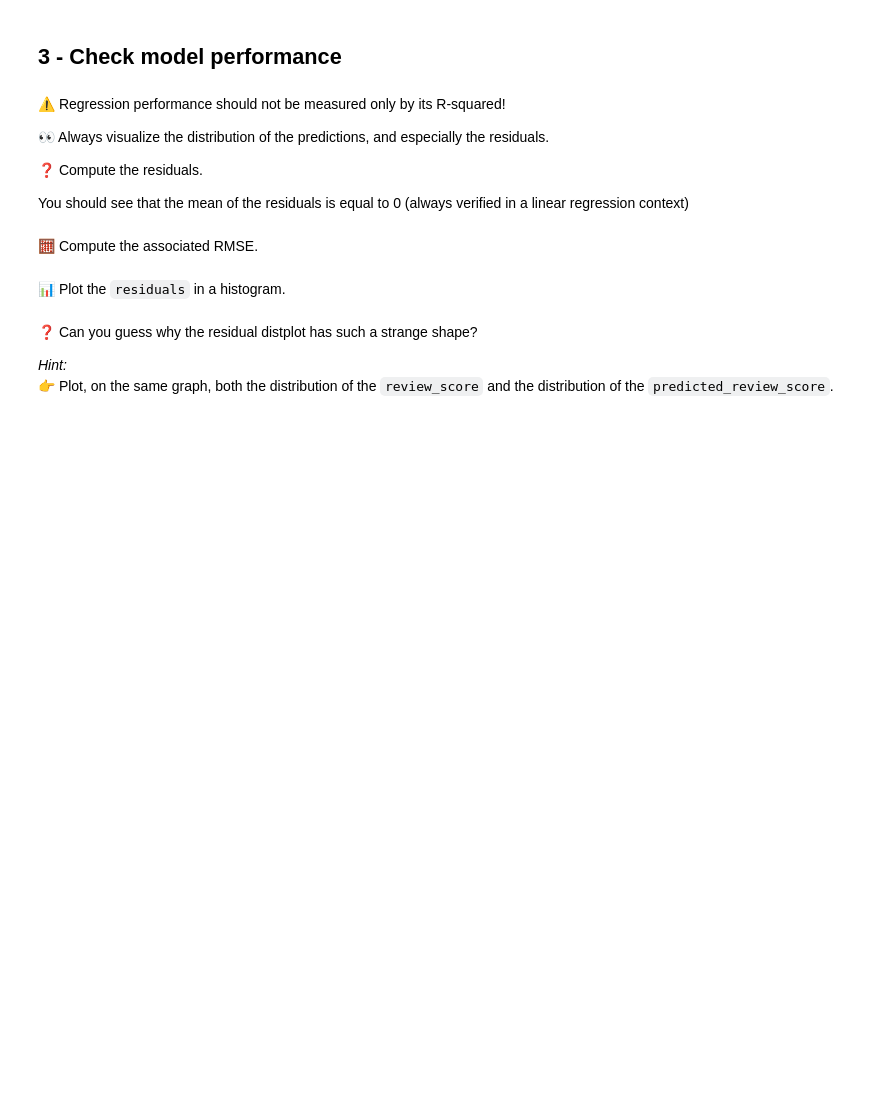
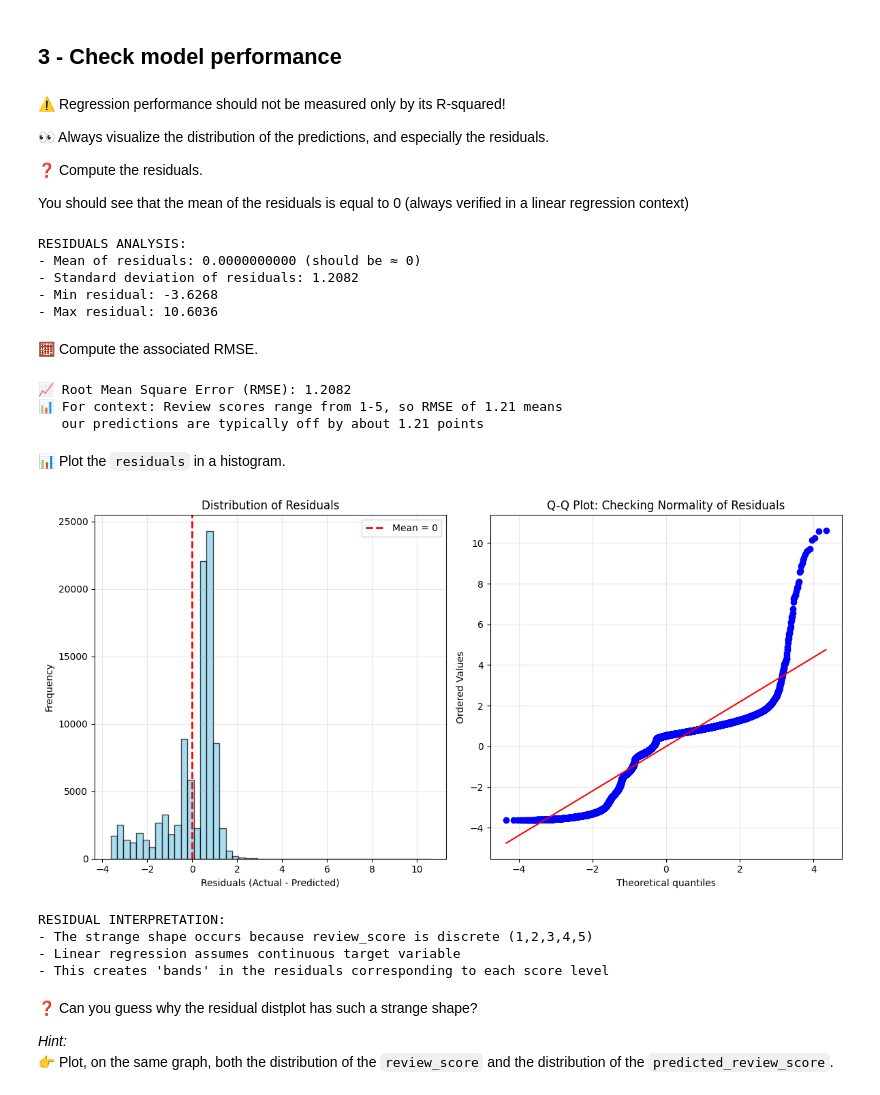
Before and after one commit to Emtenan12/data-orders-regression, a Jupyter notebook: orders_regression.ipynb, the cells around one changed output. Cells and saved outputs as stored; diff of their text form; code cells hidden in the pictures; blank space fills up the shorter version.

```diff
--- a/orders_regression.ipynb
+++ b/orders_regression.ipynb
@@ -155,2 +293,20 @@ You should see that the mean of the residuals is equal to 0 (always verified in
+# %%
+y_pred = model4.predict()
+y_actual = orders_scaled['review_score']
+
+# Calculate residuals
+residuals = y_actual - y_pred
+
+print("RESIDUALS ANALYSIS:")
+print(f"- Mean of residuals: {residuals.mean():.10f} (should be ≈ 0)")
+print(f"- Standard deviation of residuals: {residuals.std():.4f}")
+print(f"- Min residual: {residuals.min():.4f}")
+print(f"- Max residual: {residuals.max():.4f}")
+# %% [output]
+RESIDUALS ANALYSIS:
+- Mean of residuals: 0.0000000000 (should be ≈ 0)
+- Standard deviation of residuals: 1.2082
+- Min residual: -3.6268
+- Max residual: 10.6036
 # %% [markdown]
 🧮 Compute the associated RMSE.
@@ -159,2 +313,11 @@ You should see that the mean of the residuals is equal to 0 (always verified in
+# %%
+rmse = np.sqrt(np.mean(residuals**2))
+print(f"📈 Root Mean Square Error (RMSE): {rmse:.4f}")
+print(f"📊 For context: Review scores range from 1-5, so RMSE of {rmse:.2f} means")
+print(f"   our predictions are typically off by about {rmse:.2f} points")
+# %% [output]
+📈 Root Mean Square Error (RMSE): 1.2082
+📊 For context: Review scores range from 1-5, so RMSE of 1.21 means
+   our predictions are typically off by about 1.21 points
 # %% [markdown]
 📊 Plot the `residuals` in a histogram.
@@ -163,3 +324,35 @@ You should see that the mean of the residuals is equal to 0 (always verified in
+# %%
+plt.figure(figsize=(12, 6))
+
+plt.subplot(1, 2, 1)
+plt.hist(residuals, bins=50, alpha=0.7, edgecolor='black', color='skyblue')
+plt.axvline(x=0, color='red', linestyle='--', linewidth=2, label='Mean = 0')
+plt.xlabel('Residuals (Actual - Predicted)')
+plt.ylabel('Frequency')
+plt.title('Distribution of Residuals')
+plt.legend()
+plt.grid(alpha=0.3)
+
+plt.subplot(1, 2, 2)
+# Q-Q plot to check normality
+from scipy import stats
+stats.probplot(residuals, dist="norm", plot=plt)
+plt.title('Q-Q Plot: Checking Normality of Residuals')
+plt.grid(alpha=0.3)
+
+plt.tight_layout()
+plt.show()
+
+print("\nRESIDUAL INTERPRETATION:")
+print("- The strange shape occurs because review_score is discrete (1,2,3,4,5)")
+print("- Linear regression assumes continuous target variable")
+print("- This creates 'bands' in the residuals corresponding to each score level")
+# %% [output]
+[figure, added]
+RESIDUAL INTERPRETATION:
+- The strange shape occurs because review_score is discrete (1,2,3,4,5)
+- Linear regression assumes continuous target variable
+- This creates 'bands' in the residuals corresponding to each score level
 # %% [markdown]
 ❓ Can you guess why the residual distplot has such a strange shape?
 
```
Also changed, not shown: parts of 23 cells of this notebook, 1 other file.
